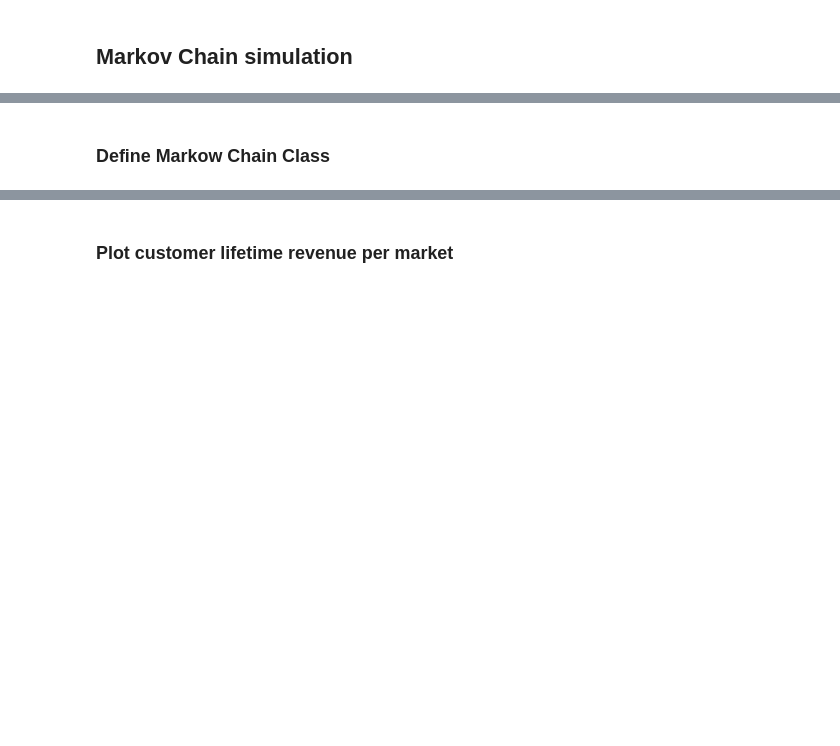
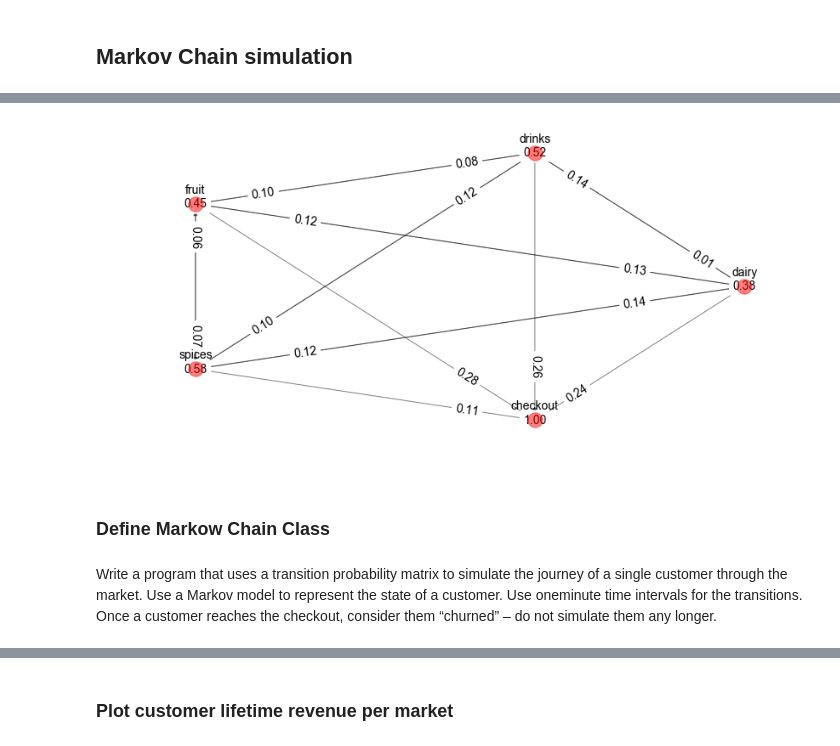
Before and after one commit to leona-ha/Markov_Customer_Churn, a Jupyter notebook: Customer_Flow_Markov.ipynb, the cells around one changed output, grey strips where cells are left out. Cells and saved outputs as stored; diff of their text form; code cells hidden in the pictures; blank space fills up the shorter version.

```diff
--- a/Customer_Flow_Markov.ipynb
+++ b/Customer_Flow_Markov.ipynb
@@ -222,0 +212,2 @@ pmatrix=pmatrix[['Apple', 'Banana', 'Coffee', 'Doughnut', 'Churned']]
+# %%
+pmatrix = pmatrix[['dairy', 'drinks', 'fruit', 'spices', 'checkout']]
@@ -230,2 +236,2 @@ plt.xlabel("")
 # %%
-tmatrix.loc['Churned']= [0.0,0.0,0.0,0.0, 1.0]
+tmatrix.loc['checkout']= [0.0,0.0,0.0,0.0, 1.0]
@@ -234,3 +251,38 @@ state_list = pd.Series(np.array([100,100,100,100,0]),index=['Apple','Banana','Co
+# %%
+states = ['dairy', 'drinks', 'fruit', 'spices', 'checkout']
+# %%
+G = nx.MultiDiGraph()
+labels={}
+edge_labels={}
+
+for i, origin_state in enumerate(states):
+    for j, destination_state in enumerate(states):
+        rate = tmatrix.values[i][j]
+        if rate > 0:
+            G.add_edge(origin_state,
+                       destination_state,
+                       weight=rate,
+                       label="{:.02f}".format(rate))
+            #edge_labels[(origin_state, destination_state)] = label="{:.02f}".format(rate)
+            edge_labels=dict([((u,v,),d['label']) for u,v,d in G.edges(data=True)])
+# %%
+plt.figure(figsize=(14,7))
+node_size = 400
+
+pos=nx.shell_layout(G)
+pos_higher = {}
+y_off = 0.1  # offset on the y axis
+
+for k, v in pos.items():
+    pos_higher[k] = (v[0], v[1]+y_off)
+
+nx.draw_networkx_edges(G,pos,width=1.0,alpha=0.5)
+nx.draw_networkx_labels(G,pos_higher, font_weight='normal', font_size=14)
+nx.draw_networkx_edge_labels(G,pos, edge_labels, font_size=14, label_pos=0.2)
+nx.draw_networkx_nodes(G,pos, alpha=0.5)
+plt.axis('off');
+# %% [output]
+[figure, added]
 # %% [markdown]
 ### Define Markow Chain Class
 # %%
@@ -239,0 +292,5 @@ babbel= markov.MarkovChain(tmatrix= tmatrix, states= ['Apple', 'Banana', 'Coffee
+# %% [markdown]
+Write a program that uses a transition probability matrix to simulate the journey of a single
+customer through the market. Use a Markov model to represent the state of a customer. Use oneminute
+time intervals for the transitions. Once a customer reaches the checkout, consider them
+“churned” – do not simulate them any longer.
```
Also changed, not shown: parts of 34 cells of this notebook, 1 other file.
